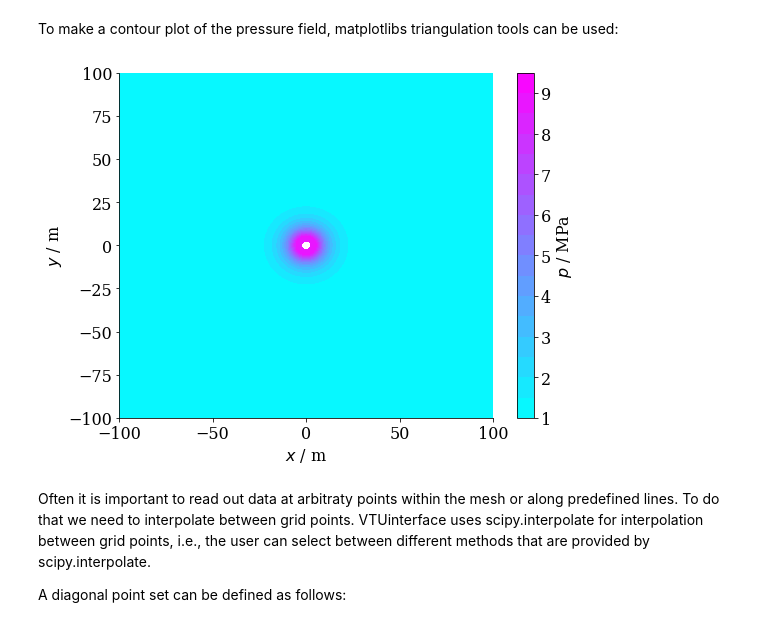
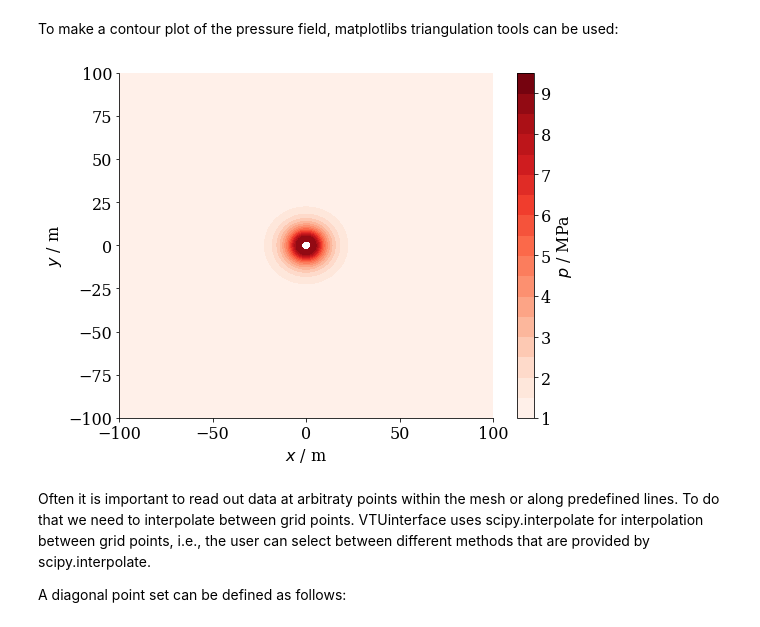
Before and after one commit to joergbuchwald/ogs6py, a Jupyter notebook: paper/paper_ogs6py_vtuio.ipynb, the cells around one changed output. Saved outputs shown, nothing was run; the diff lists cells and outputs as text; code cells hidden in the pictures.

```diff
--- a/paper/paper_ogs6py_vtuio.ipynb
+++ b/paper/paper_ogs6py_vtuio.ipynb
@@ -229,13 +231,13 @@ triang.set_mask(np.hypot(last_ts_vtu.points[:,0][triang.triangles].mean(axis=1),
                          last_ts_vtu.points[:,1][triang.triangles].mean(axis=1))
                 < R)
 # %%
-plt.tricontourf(triang,pressurefield/1e6, cmap=plt.cm.get_cmap("cool"), levels=levels)
+plt.tricontourf(triang,pressurefield/1e6, cmap=plt.cm.get_cmap("Reds"), levels=levels)
 plt.xlabel("$x$ / m")
 plt.ylabel("$y$ / m")
 plt.colorbar(label='$p$ / MPa')
 plt.tight_layout()
 # %% [output]
-[figure, old version]
+[figure, new version]
 # %% [markdown]
 Often it is important to read out data at arbitraty points within the mesh or along predefined lines.
 To do that we need to interpolate between grid points.
```
Also changed, not shown: parts of 26 cells of this notebook, 6 other files.
